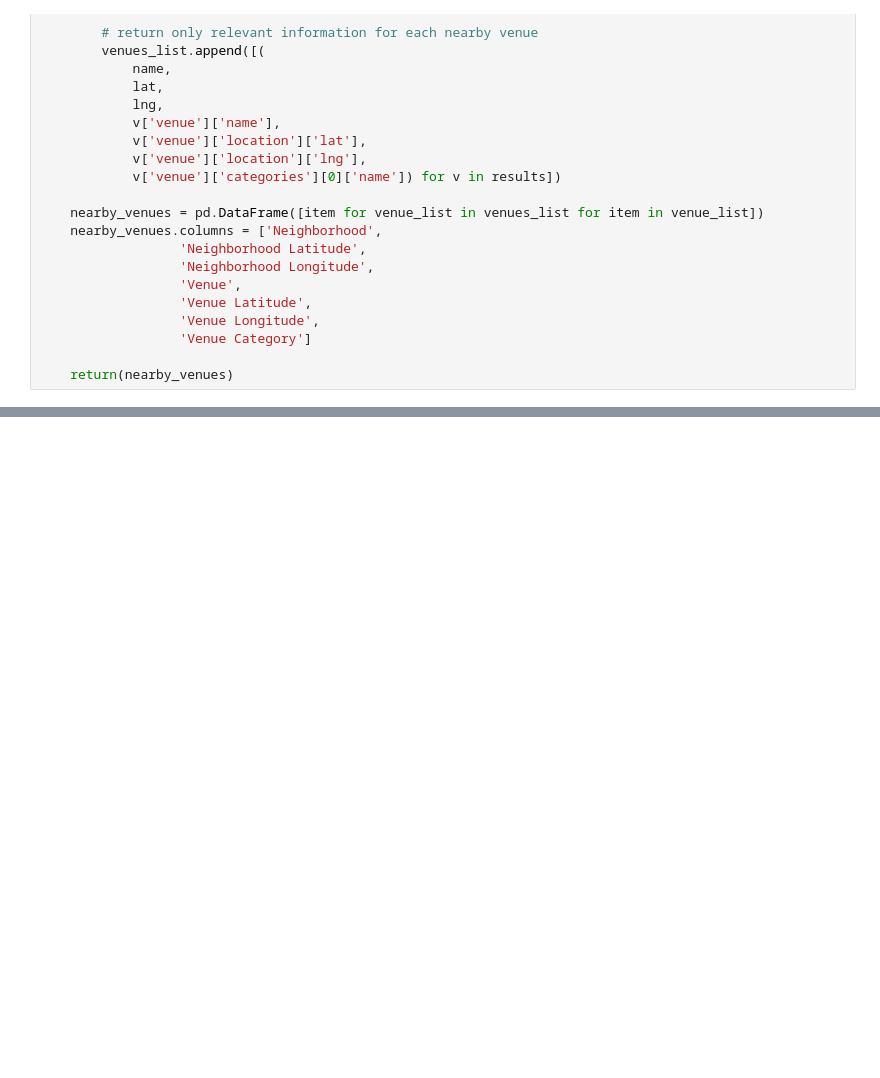
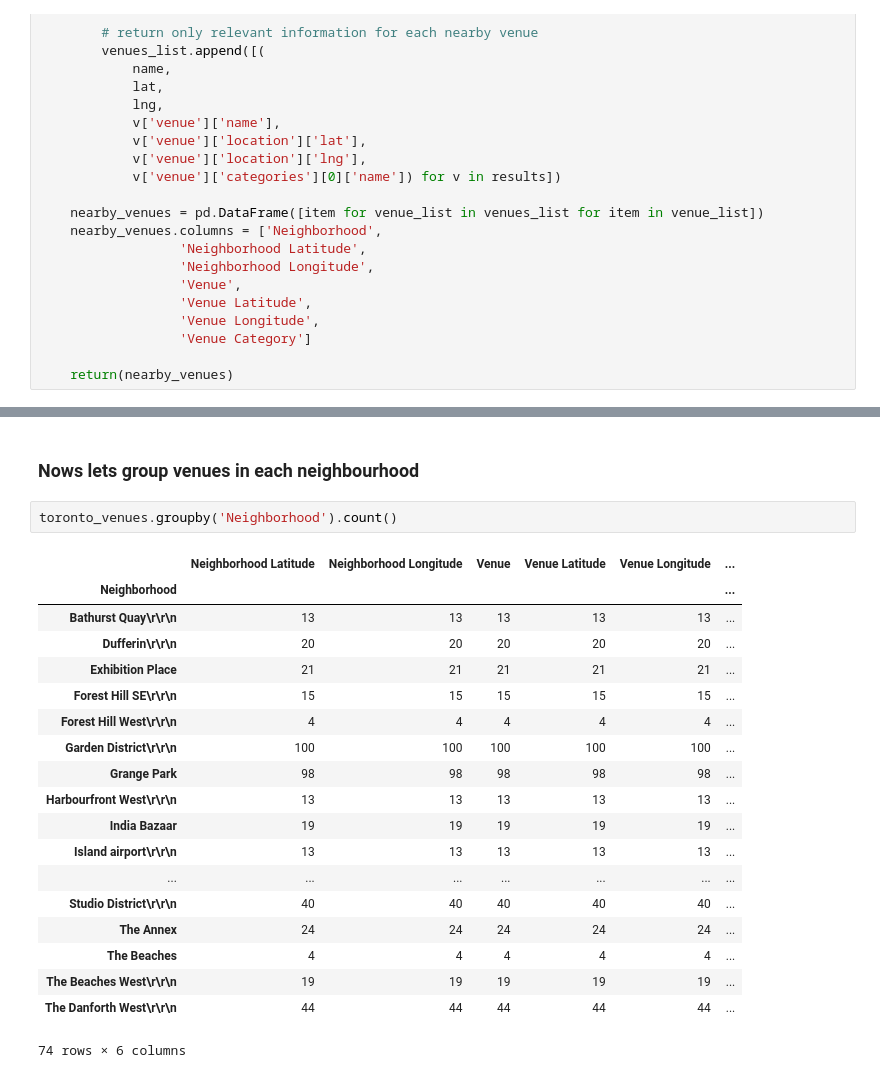
Before and after one commit to HuzaifahSaleem/Coursera_Capstone, a Jupyter notebook: Segmentation and Clustering of Toronto's Neighbourhood.ipynb, the cells around one changed output, grey strips where cells are left out. Drawn from its saved outputs; the diff is of its cells as text; blank space fills up the shorter version.

```diff
--- a/Segmentation and Clustering of Toronto's Neighbourhood.ipynb
+++ b/Segmentation and Clustering of Toronto's Neighbourhood.ipynb
@@ -117,0 +199,24 @@ KeyError: 'Neighbourhood'
+# %% [markdown]
+### Nows lets group venues in each neighbourhood
+# %%
+toronto_venues.groupby('Neighborhood').count()
+# %% [output]
+|  | Neighborhood Latitude | Neighborhood Longitude | Venue | Venue Latitude | Venue Longitude | ... |
+| Neighborhood |  |  |  |  |  | ... |
+| Bathurst Quay\r\r\n | 13 | 13 | 13 | 13 | 13 | ... |
+| Dufferin\r\r\n | 20 | 20 | 20 | 20 | 20 | ... |
+| Exhibition Place | 21 | 21 | 21 | 21 | 21 | ... |
+| Forest Hill SE\r\r\n | 15 | 15 | 15 | 15 | 15 | ... |
+| Forest Hill West\r\r\n | 4 | 4 | 4 | 4 | 4 | ... |
+| Garden District\r\r\n | 100 | 100 | 100 | 100 | 100 | ... |
+| Grange Park | 98 | 98 | 98 | 98 | 98 | ... |
+| Harbourfront West\r\r\n | 13 | 13 | 13 | 13 | 13 | ... |
+| India Bazaar | 19 | 19 | 19 | 19 | 19 | ... |
+| Island airport\r\r\n | 13 | 13 | 13 | 13 | 13 | ... |
+| ... | ... | ... | ... | ... | ... | ... |
+| Studio District\r\r\n | 40 | 40 | 40 | 40 | 40 | ... |
+| The Annex | 24 | 24 | 24 | 24 | 24 | ... |
+| The Beaches | 4 | 4 | 4 | 4 | 4 | ... |
+| The Beaches West\r\r\n | 19 | 19 | 19 | 19 | 19 | ... |
+| The Danforth West\r\r\n | 44 | 44 | 44 | 44 | 44 | ... |
+74 rows × 6 columns
```
Also changed, not shown: parts of 19 cells of this notebook.
